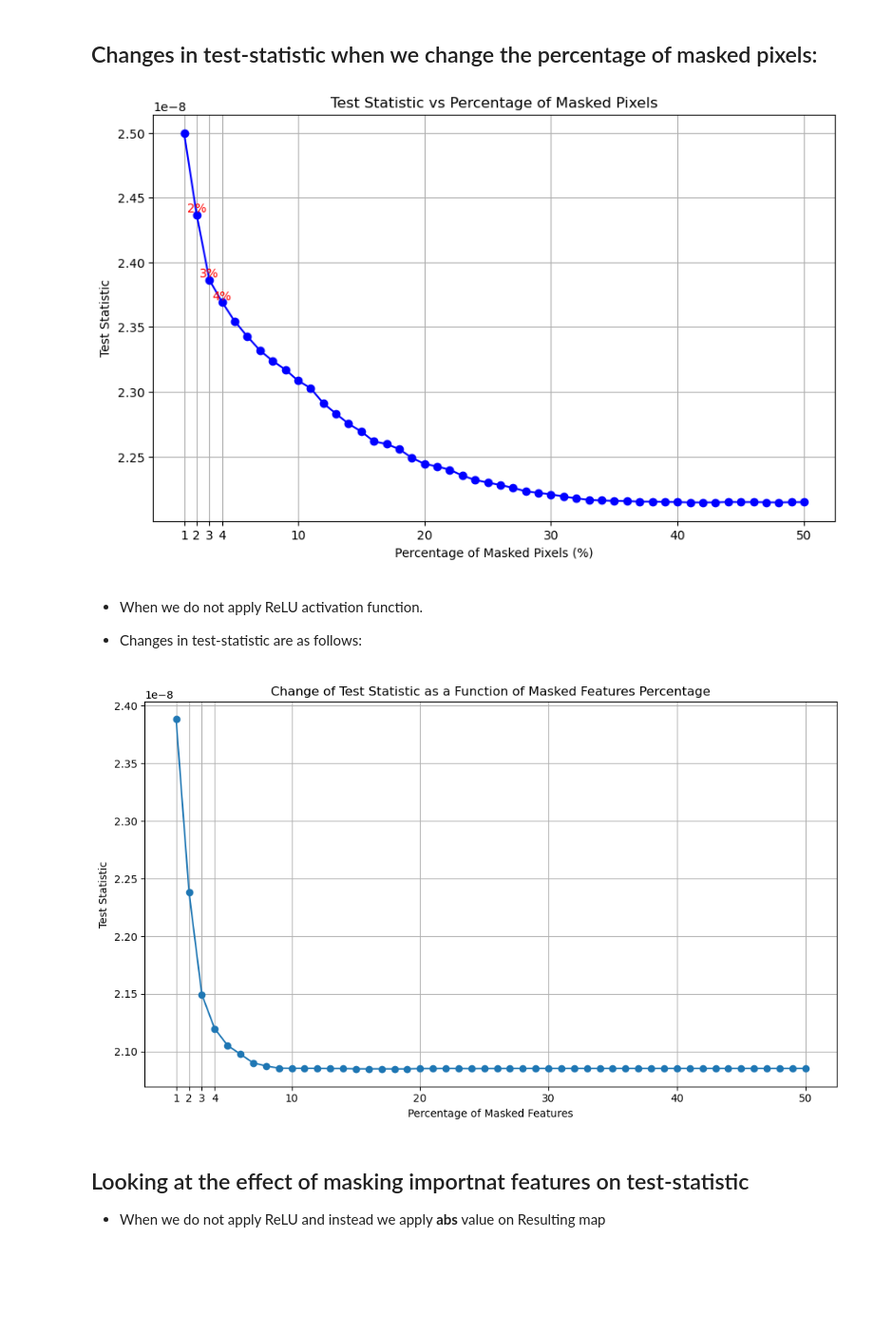
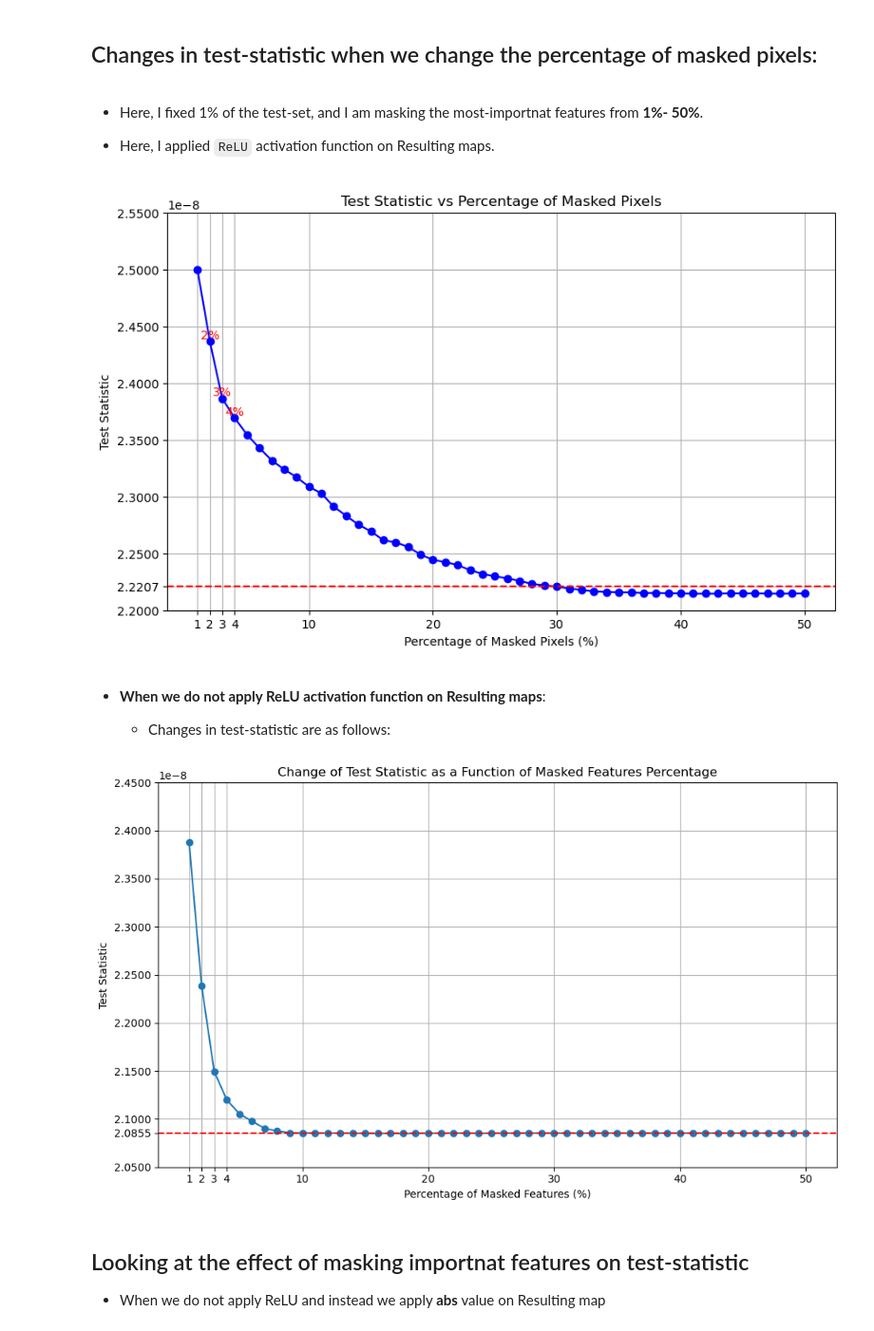
Before and after one commit to Mjavan/DeepTwoSampleTest-GradCAM, a Jupyter notebook: notebooks/HeatMap_visualisation.ipynb, the cells around one changed output. Shown: that part at 95% size. Drawn from its saved outputs; the diff is of its cells as text; code cells hidden in the pictures; blank space fills up the shorter version.

Commit message:
Update notebook HeatMap_visualisation.ipynb with latest analysis

```diff
--- a/notebooks/HeatMap_visualisation.ipynb
+++ b/notebooks/HeatMap_visualisation.ipynb
@@ -803,6 +803,10 @@ plt.show()
 [figure]
 # %% [markdown]
 ## Changes in test-statistic when we change the percentage of masked pixels:
+# %% [markdown]
+- Here, I fixed 1% of the test-set, and I am masking the most-importnat features from **1%- 50%**.
+
+- Here, I applied `ReLU` activation function on Resulting maps.
 # %%
 import numpy as np
 import matplotlib.pyplot as plt
@@ -872,9 +876,13 @@ differences = np.abs(np.diff(stats))
 significant_changes_indices = np.argsort(differences)[-3:] + 1  # +1 because np.diff reduces the array size by 1
 significant_changes_indices.sort()  # Sort indices for plotting
 
+# Get the test statistic for 30%
+test_stat_30 = test_statistics[30]
+
 # Plotting
 plt.figure(figsize=(10, 6))
 plt.plot(percentages, stats, marker='o', linestyle='-', color='b')
+plt.axhline(y=test_stat_30, color='r', linestyle='--', label=f'Test Statistic at 30%: {test_stat_30:.2e}')
 plt.xlabel('Percentage of Masked Pixels (%)')
 plt.ylabel('Test Statistic')
 plt.title('Test Statistic vs Percentage of Masked Pixels')
@@ -883,6 +891,9 @@ plt.grid(True)
 # Setting specific ticks on the horizontal axis
 plt.xticks([1, 2, 3, 4, 10, 20, 30, 40, 50])
 
+# Add the tick for test_stat_30 on the y-axis
+plt.gca().set_yticks(np.append(plt.yticks()[0], test_stat_30))
+
 # Marking the significant change points
 for idx in significant_changes_indices:
     plt.text(percentages[idx], stats[idx], f'{percentages[idx]}%',
@@ -890,11 +901,11 @@ for idx in significant_changes_indices:
 
 plt.show()
 # %% [output]
-[figure, old version]
+[figure, new version]
 # %% [markdown]
-- When we do not apply ReLU activation function.
+- **When we do not apply ReLU activation function on Resulting maps**:
 
-- Changes in test-statistic are as follows:
+  - Changes in test-statistic are as follows:
 # %%
 import matplotlib.pyplot as plt
 
@@ -909,35 +920,42 @@ test_statistic_data = {
     19: 2.0850122603989758e-08, 20: 2.0853278777203138e-08, 21: 2.085291313638232e-08,
     22: 2.0854224414881027e-08, 23: 2.085378311462986e-08, 24: 2.085242562027438e-08,
     25: 2.0853245154924864e-08, 26: 2.085340486098807e-08, 27: 2.0854199197598033e-08,
     28: 2.0854199197598033e-08, 29: 2.0854199197598033e-08, 30: 2.0854199197598033e-08,
     31: 2.0854199197598033e-08, 32: 2.0854199197598033e-08, 33: 2.0854199197598033e-08,
     34: 2.0854199197598033e-08, 35: 2.0854199197598033e-08, 36: 2.0854199197598033e-08,
     37: 2.0854199197598033e-08, 38: 2.0854199197598033e-08, 39: 2.0854199197598033e-08,
     40: 2.0854199197598033e-08, 41: 2.0854199197598033e-08, 42: 2.0854199197598033e-08,
     43: 2.0854199197598033e-08, 44: 2.0854199197598033e-08, 45: 2.0854199197598033e-08,
     46: 2.0854199197598033e-08, 47: 2.0854199197598033e-08, 48: 2.0854199197598033e-08,
     49: 2.0854199197598033e-08, 50: 2.0854199197598033e-08
 }
 
 # Extracting keys and values
 percentages = list(test_statistic_data.keys())
 values = list(test_statistic_data.values())
 
+test_stat_10 = test_statistic_data[10]
+
 # Plotting
 plt.figure(figsize=(10, 6))
 plt.plot(percentages, values, marker='o')
+plt.axhline(y=test_stat_10, color='r', linestyle='--', label=f'Test Statistic at 10%: {test_stat_10:.2e}')
 plt.title('Change of Test Statistic as a Function of Masked Features Percentage')
-plt.xlabel('Percentage of Masked Features')
+plt.xlabel('Percentage of Masked Features (%)')
 plt.ylabel('Test Statistic')
 # Set x-ticks to the specified values
 plt.xticks([1, 2, 3, 4, 10, 20, 30, 40, 50])  # Show all percentage ticks
+
+# Add the tick for test_stat_10 on the y-axis
+plt.gca().set_yticks(np.append(plt.yticks()[0], test_stat_10))
+
 plt.grid(True)
 plt.tight_layout()
 
 # Show plot
 plt.show()
 # %% [output]
-[figure, old version]
+[figure, new version]
 # %% [markdown]
 ## Looking at the effect of masking importnat features on test-statistic
 
```
Also changed, not shown: parts of 12 cells of this notebook, 1 other file.
